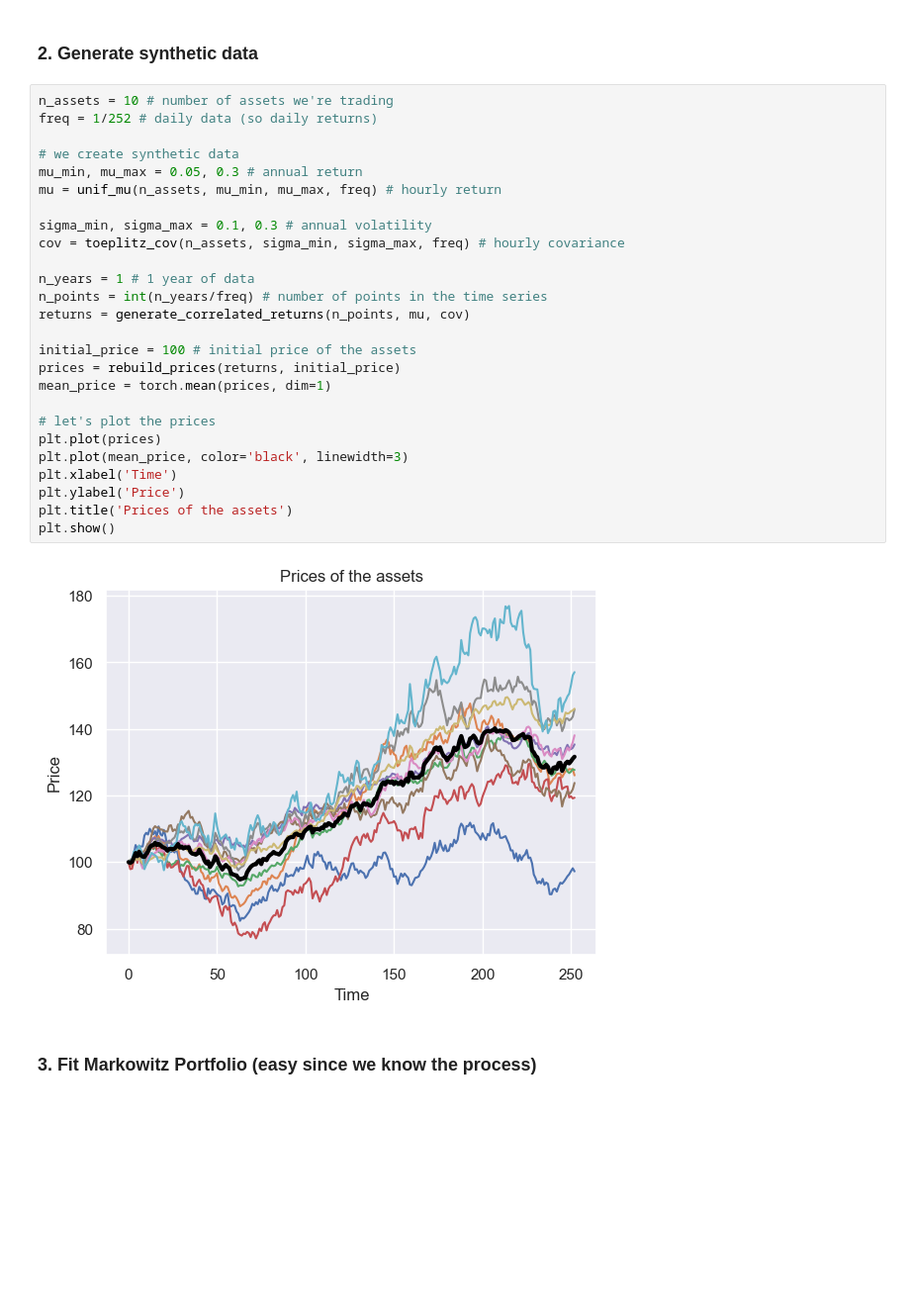
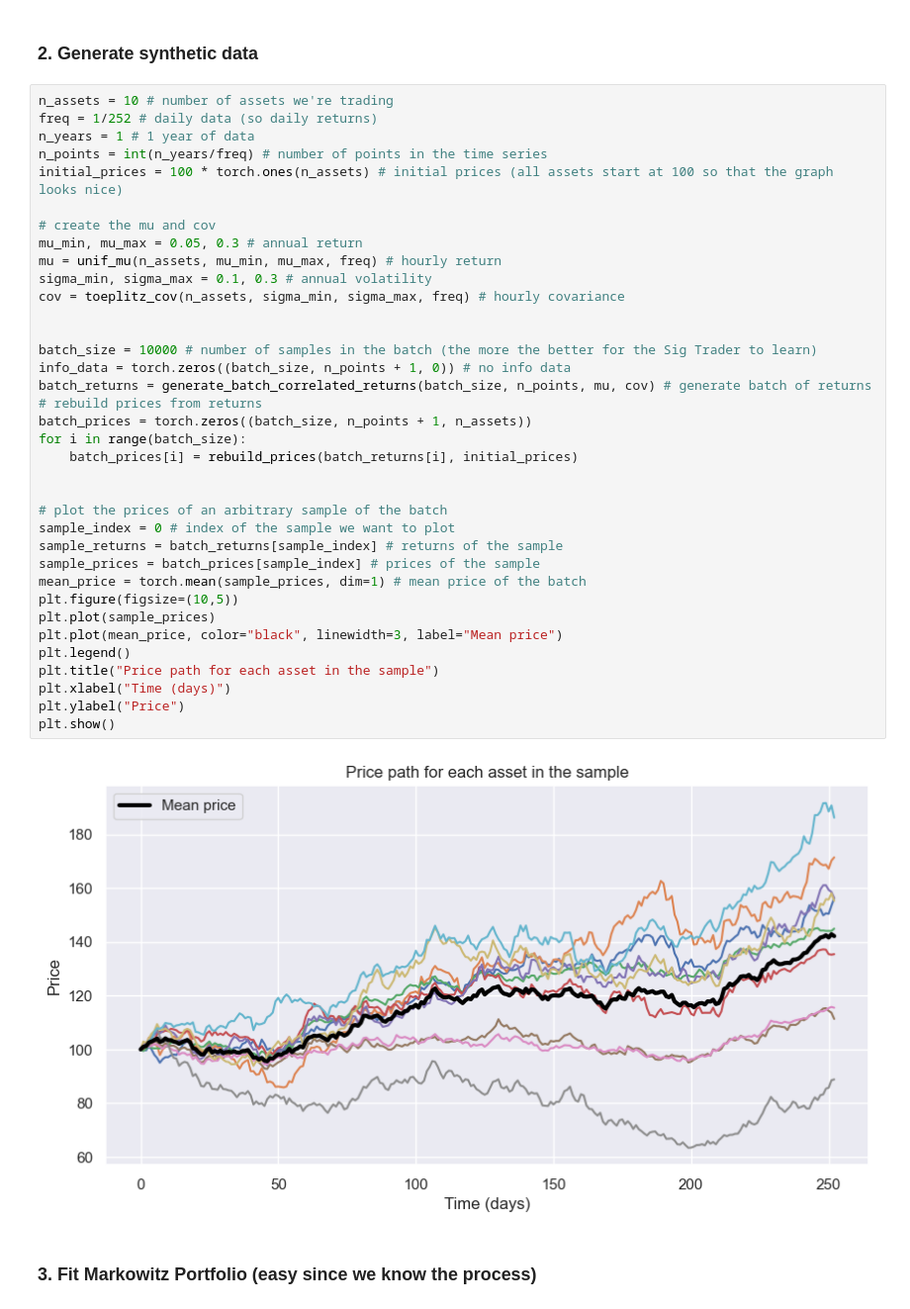
Before and after one commit to gaetanX21/SigTrading, a Jupyter notebook: src/markowitz.ipynb, the cells around one changed output. Shown at 99% size. Cells and saved outputs as stored; diff of their text form; blank space fills up the shorter version.

```diff
--- a/src/markowitz.ipynb
+++ b/src/markowitz.ipynb
@@ -74,34 +74,44 @@ def rebuild_prices(returns: torch.Tensor, initial_price: float) -> torch.Tensor:
     return prices
 # %% [markdown]
 ### 2. Generate synthetic data
-# %%
-n_assets = 10 # number of assets we're trading
-freq = 1/252 # daily data (so daily returns)
-
-# we create synthetic data
-mu_min, mu_max = 0.05, 0.3 # annual return
-mu = unif_mu(n_assets, mu_min, mu_max, freq) # hourly return
-
-sigma_min, sigma_max = 0.1, 0.3 # annual volatility
-cov = toeplitz_cov(n_assets, sigma_min, sigma_max, freq) # hourly covariance
-
-n_years = 1 # 1 year of data
-n_points = int(n_years/freq) # number of points in the time series
-returns = generate_correlated_returns(n_points, mu, cov)
-
-initial_price = 100 # initial price of the assets
-prices = rebuild_prices(returns, initial_price)
-mean_price = torch.mean(prices, dim=1)
-
-# let's plot the prices
-plt.plot(prices)
-plt.plot(mean_price, color='black', linewidth=3)
-plt.xlabel('Time')
-plt.ylabel('Price')
-plt.title('Prices of the assets')
-plt.show()
-# %% [output]
-[figure, removed]
+# %%
+n_assets = 10 # number of assets we're trading
+freq = 1/252 # daily data (so daily returns)
+n_years = 1 # 1 year of data
+n_points = int(n_years/freq) # number of points in the time series
+initial_prices = 100 * torch.ones(n_assets) # initial prices (all assets start at 100 so that the graph looks nice)
+
+# create the mu and cov
+mu_min, mu_max = 0.05, 0.3 # annual return
+mu = unif_mu(n_assets, mu_min, mu_max, freq) # hourly return
+sigma_min, sigma_max = 0.1, 0.3 # annual volatility
+cov = toeplitz_cov(n_assets, sigma_min, sigma_max, freq) # hourly covariance
+
+
+batch_size = 10000 # number of samples in the batch (the more the better for the Sig Trader to learn)
+info_data = torch.zeros((batch_size, n_points + 1, 0)) # no info data
+batch_returns = generate_batch_correlated_returns(batch_size, n_points, mu, cov) # generate batch of returns
+# rebuild prices from returns
+batch_prices = torch.zeros((batch_size, n_points + 1, n_assets))
+for i in range(batch_size):
+    batch_prices[i] = rebuild_prices(batch_returns[i], initial_prices)
+
+
+# plot the prices of an arbitrary sample of the batch
+sample_index = 0 # index of the sample we want to plot
+sample_returns = batch_returns[sample_index] # returns of the sample
+sample_prices = batch_prices[sample_index] # prices of the sample
+mean_price = torch.mean(sample_prices, dim=1) # mean price of the batch
+plt.figure(figsize=(10,5))
+plt.plot(sample_prices)
+plt.plot(mean_price, color="black", linewidth=3, label="Mean price")
+plt.legend()
+plt.title("Price path for each asset in the sample")
+plt.xlabel("Time (days)")
+plt.ylabel("Price")
+plt.show()
+# %% [output]
+[figure, added]
 # %% [markdown]
 ### 3. Fit Markowitz Portfolio (easy since we know the process)
 # %%
```
Also changed, not shown: parts of 19 cells of this notebook.
